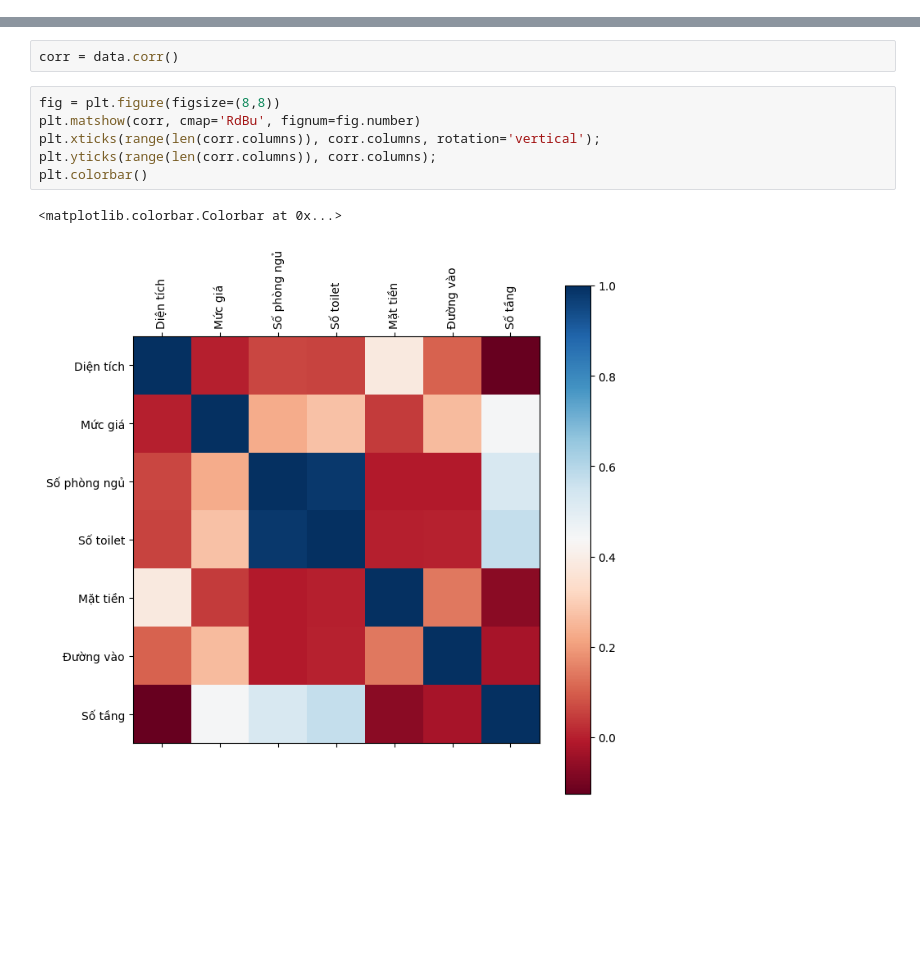
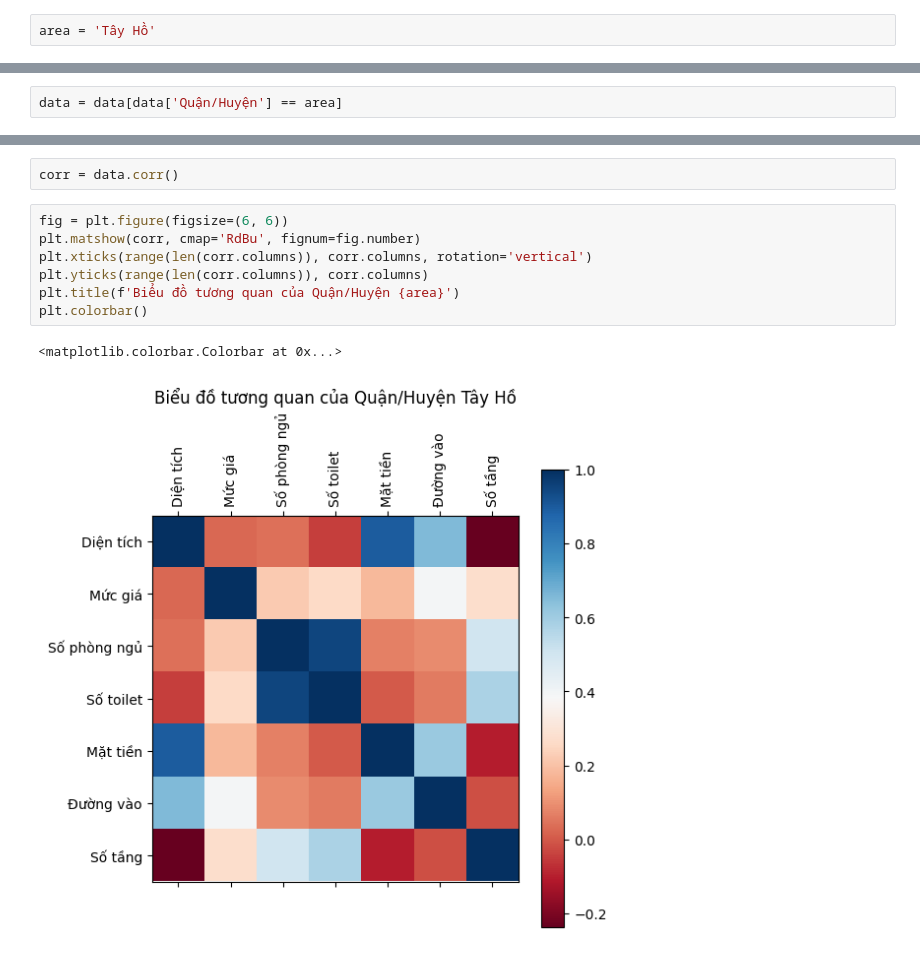
Before and after one commit to ngocbao220/three-businessmans, a Jupyter notebook: VisualizationData/correlate.ipynb, the cells around one changed output, grey strips where cells are left out. Cells and saved outputs as stored; diff of their text form; blank space fills up the shorter version.

```diff
--- a/VisualizationData/correlate.ipynb
+++ b/VisualizationData/correlate.ipynb
@@ -4,5 +4,7 @@ import matplotlib.pyplot as plt
 from sklearn.ensemble import RandomForestRegressor
 from sklearn.preprocessing import LabelEncoder
 import pandas as pd
+# %%
+area = 'Tây Hồ'
 # %%
 data = pd.read_csv('../Data/cleanedData/cleaned_data.csv')
@@ -21,13 +11,16 @@ Nội thất 4
+# %%
+data = data[data['Quận/Huyện'] == area]
 # %%
 data.drop(columns=['Mã lịch sử giá','Xã/Phường','Quận/Huyện','Chủ đầu tư','Tên dự án','Pháp lý','Nội thất'], inplace=True)
 # %%
 corr = data.corr()
 # %%
-fig = plt.figure(figsize=(8,8))
+fig = plt.figure(figsize=(6, 6))
 plt.matshow(corr, cmap='RdBu', fignum=fig.number)
-plt.xticks(range(len(corr.columns)), corr.columns, rotation='vertical');
-plt.yticks(range(len(corr.columns)), corr.columns);
+plt.xticks(range(len(corr.columns)), corr.columns, rotation='vertical')
+plt.yticks(range(len(corr.columns)), corr.columns)
+plt.title(f'Biểu đồ tương quan của Quận/Huyện {area}')
 plt.colorbar()
 # %% [output]
 <matplotlib.colorbar.Colorbar at 0x...>
-[figure, old version]
+[figure, new version]
```
Also changed, not shown: parts of 1 cell of this notebook, 1 other file.
